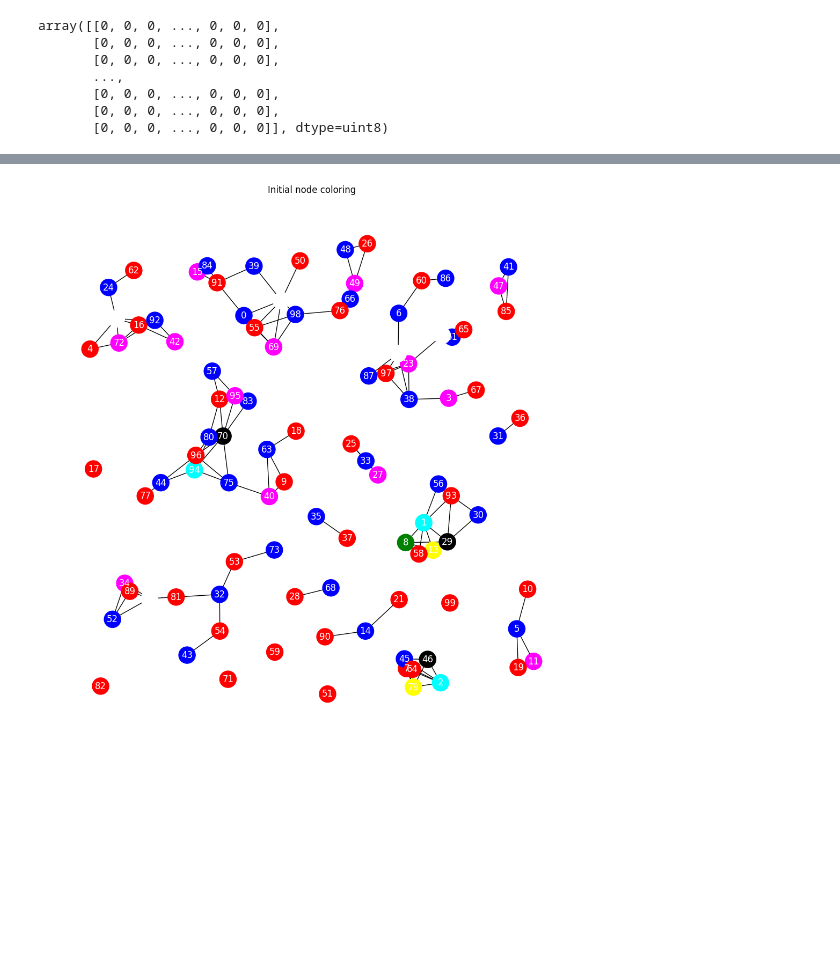
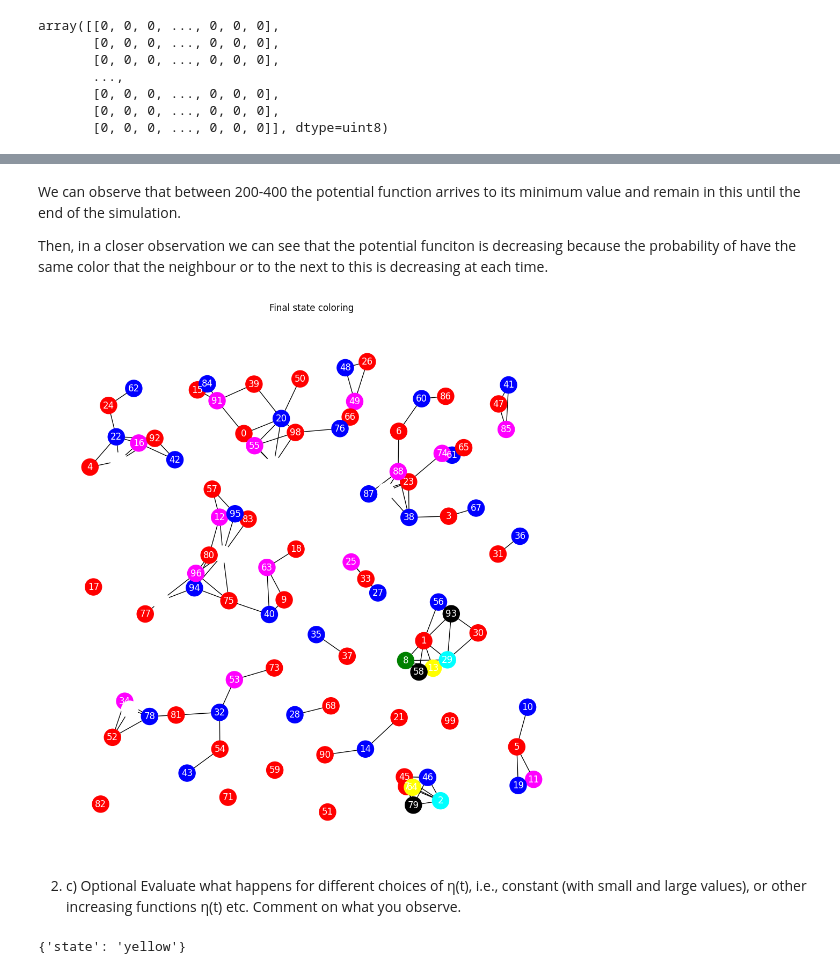
Before and after one commit to MateoRivera/network-dynamics, a Jupyter notebook: H3/H3-Aleja.ipynb, the cells around one changed output, grey strips where cells are left out. Saved outputs shown, nothing was run; the diff lists cells and outputs as text; code cells hidden in the pictures; blank space fills up the shorter version.

```diff
--- a/H3/H3-Aleja.ipynb
+++ b/H3/H3-Aleja.ipynb
@@ -154,15 +164,19 @@ array([[0.34888796, 0.81307005],
        [0.80906635, 0.2128885 ]])
 # %%
 # Create the graph
-G1 = nx.from_numpy_array(adjency_matrix)
 
-#Possible states
-C={"red":1, "green":2, "blue":3, "yellow":4, "magenta":5, "cyan":6, "white":7, "black":8}
-colors= list(C.keys())
-#It is necesarry to assign a value to the color in order to calculate the cost funciton later
+def create_initial_graph():
+    G1 = nx.from_numpy_array(adjency_matrix)
 
-#Arbitrary initial condition
-for i in range(len(G1.nodes)):
-    G1.nodes[i]["state"]=rn.choice(list(C.keys()))
+    #Possible states
+    C={"red":1, "green":2, "blue":3, "yellow":4, "magenta":5, "cyan":6, "white":7, "black":8}
+    colors= list(C.keys())
+    #It is necesarry to assign a value to the color in order to calculate the cost funciton later
 
-G1.nodes[2]
+    #Arbitrary initial condition
+    for i in range(len(G1.nodes)):
+        G1.nodes[i]["state"]=rn.choice(list(C.keys()))
+
+    print(G1.nodes[2])
+
+    return G1, C, colors
@@ -170,0 +183,2 @@ G1.nodes[2]
+# %%
+G1, C, colors =create_initial_graph()
@@ -258,9 +290,22 @@ black
+# %% [markdown]
+We can observe that between 200-400 the potential function arrives to its minimum value and remain in this until the end of the simulation.
+
+Then, in a closer observation we can see that the potential funciton is decreasing because the probability of have the same color that the neighbour or to the next to this is decreasing at each time.
 # %%
 plt.figure(figsize=(10, 10))
 pos = {i: (routers_coordinates[i, 0], routers_coordinates[i, 1]) for i in range(G1.number_of_nodes())}
 node_colors = [G1.nodes[node]['state'] for node in G1.nodes]
 nx.draw(G1, pos, with_labels=True, node_color=node_colors, node_size=500, font_color='white')
-plt.title('Initial node coloring')
+plt.title('Final state coloring')
 plt.show()
 # %% [output]
-[figure, old version]
+[figure, new version]
+# %% [markdown]
+2. c) Optional
+Evaluate what happens for different choices of η(t), i.e., constant (with small and
+large values), or other increasing functions η(t) etc.
+Comment on what you observe.
+# %%
+G2, C2, colors2= create_initial_graph()
+# %% [output]
+{'state': 'yellow'}
```
Also changed, not shown: parts of 24 cells of this notebook.
